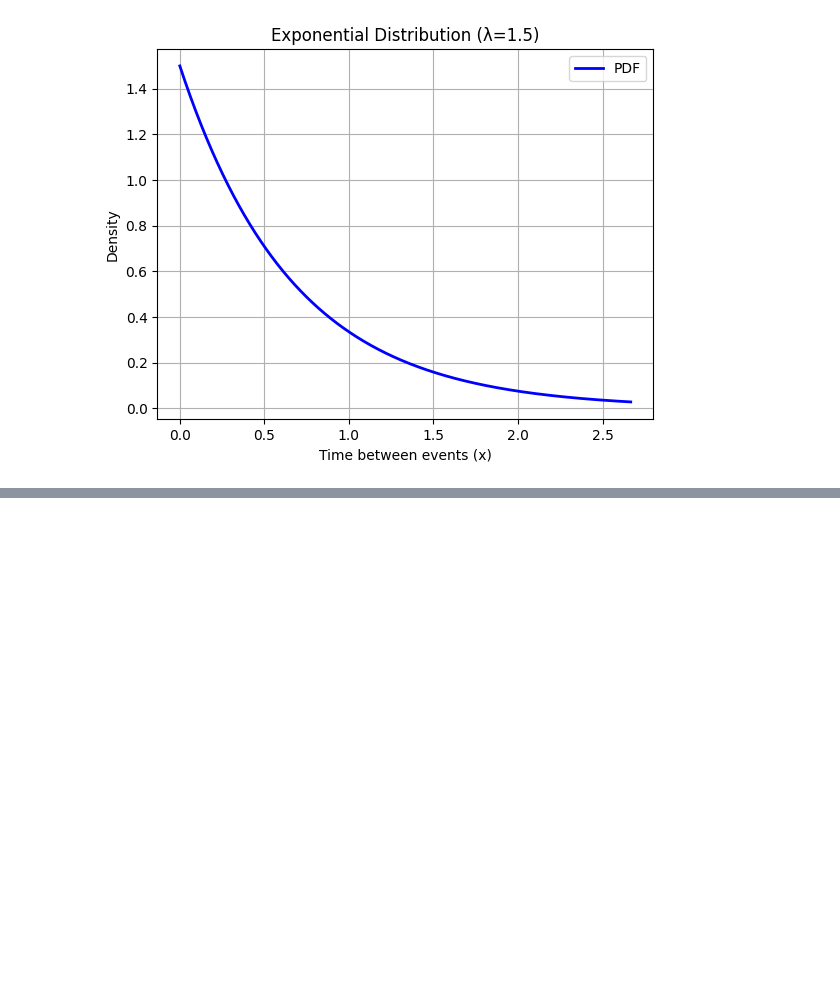
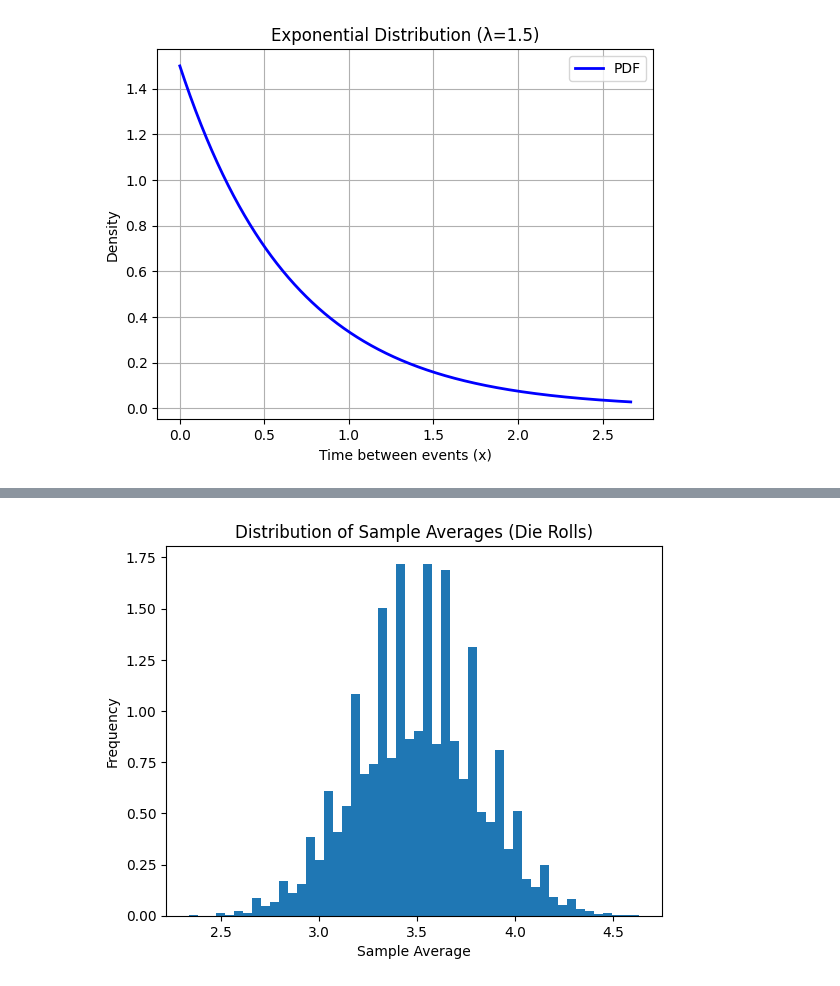
Before and after one commit to contento/lab.jupyter, a Jupyter notebook: distributions.ipynb, the cells around one changed output, grey strips where cells are left out. Saved outputs shown, nothing was run; the diff lists cells and outputs as text; code cells hidden in the pictures; blank space fills up the shorter version.

```diff
--- a/distributions.ipynb
+++ b/distributions.ipynb
@@ -205,0 +225,29 @@ plt.show()
+# %%
+import numpy as np
+import matplotlib.pyplot as plt
+
+# Function to roll a die
+def roll_die():
+    return np.random.randint(1, 7)
+
+# Number of samples and sample size
+num_samples = 10000
+sample_size = 30
+
+# Store averages here
+averages = []
+
+# Simulate rolling a die
+for _ in range(num_samples):
+    rolls = [roll_die() for _ in range(sample_size)]
+    avg = np.mean(rolls)
+    averages.append(avg)
+
+# Plot histogram
+plt.hist(averages, bins=50, density=True)
+plt.title("Distribution of Sample Averages (Die Rolls)")
+plt.xlabel("Sample Average")
+plt.ylabel("Frequency")
+plt.show()
+# %% [output]
+[figure, added]
```
Also changed, not shown: parts of 1 cell of this notebook.
